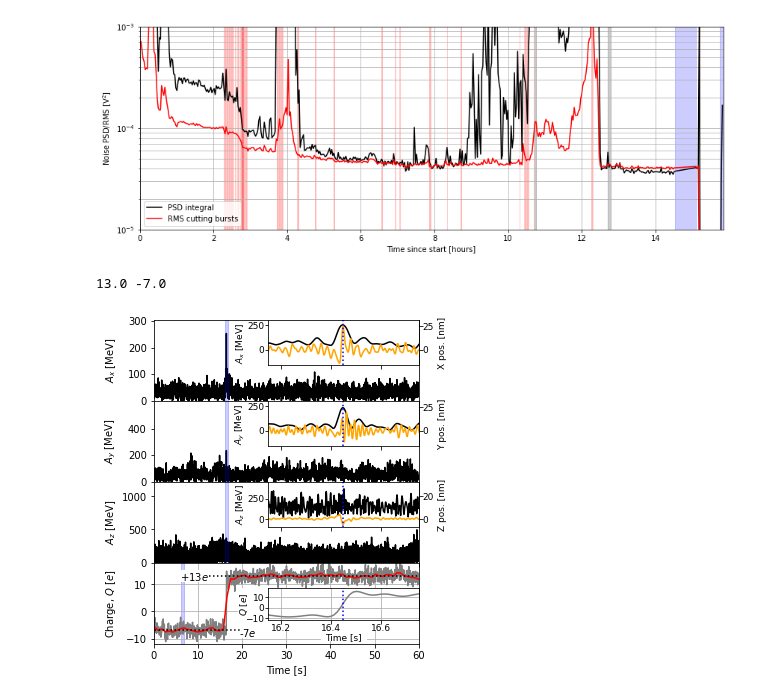
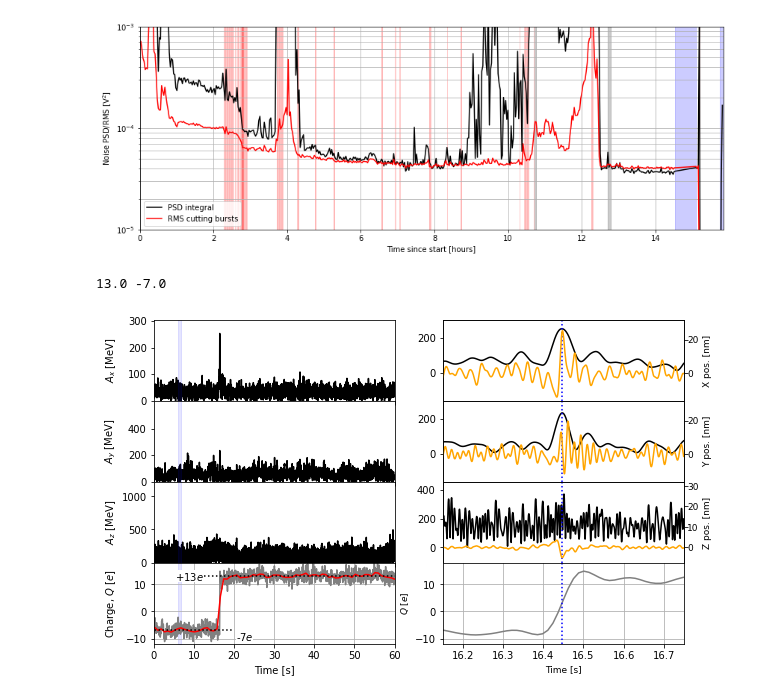
Before and after one commit to Moore-Lab/decay_analysis, a Jupyter notebook: analyze_alpha_data_20231030.ipynb, the cells around one changed output. Drawn from its saved outputs; the diff is of its cells as text; code cells hidden in the pictures.

Commit message:
more plot updates

```diff
--- a/analyze_alpha_data_20231030.ipynb
+++ b/analyze_alpha_data_20231030.ipynb
@@ -1565,20 +1565,20 @@ if(remake_files):
 # %%
 ## now attempt the background subtraction on the pulses themselves
 importlib.reload(bu)
 cfile = 271 ## from 10/30/2023
 cdat, attr, _ = bu.get_data(data_list[cfile])
 yup = 75
 xrange = [-1, -1]
 charge_range = [-1, -1]
-fig = plt.figure(figsize=(4,5))
+fig = plt.figure(figsize=(8,5))
 omega0, gamma = 2*np.pi*37.8, 2*np.pi*4.2
 
 _ = bu.plot_impulse_with_recon_3D_paper(cdat, attr, template_dict_fit, noise_dict_3D, cal_facs=[cal_fac_fine, cal_fac_coarse],
                                         amp_cal_facs=[volts_per_meters, calibrated_OF_amps_from_fit],
                                         filt_time_offset = filt_bins_offset, drive_idx=8, figout=fig,
                                         xrange=xrange, charge_range=charge_range, do_lowpass=True, ylim_init=[0,80],
                                         toffset = 35, tmax=60, subtract_sine_step=False, res_pars=[omega0, gamma], filt_charge_data=True,
-                                        field_cal_fac=0.8, ylim2_scale=4.75, plot_wind_offset=-10)
+                                        field_cal_fac=0.8, ylim2_scale=4.75, paper_plot=False)
 # %% [output]
 13.0 -7.0
-[figure, old version]
+[figure, new version]
```
Also changed, not shown: parts of 1 cell of this notebook, 2 other files.
